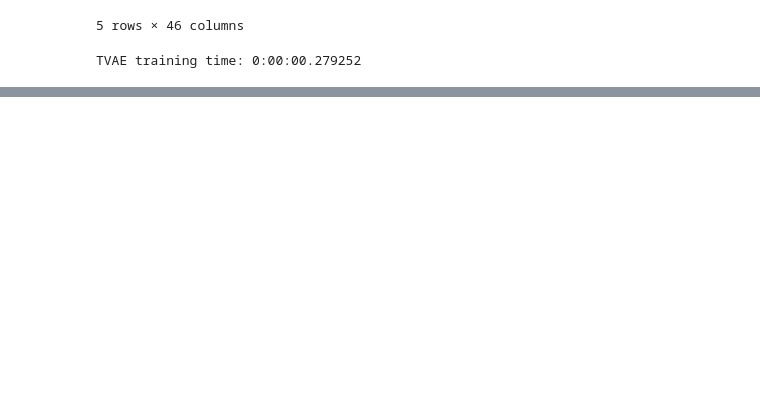
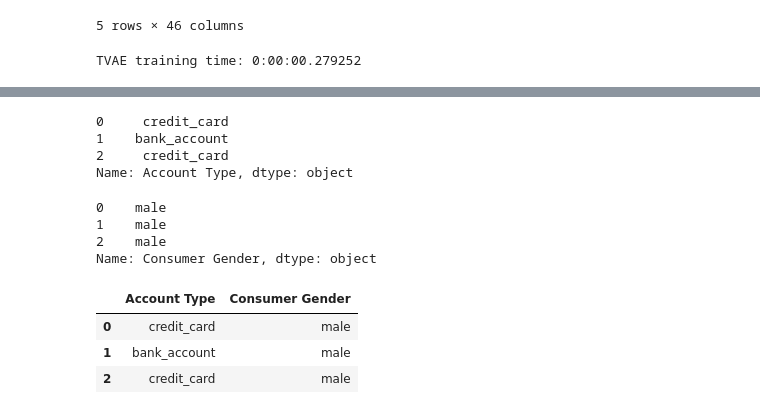
Before and after one commit to rui-zhang-ocean/Predict_Transactions, a Jupyter notebook: build_synthesizer.ipynb, the cells around one changed output, grey strips where cells are left out. Drawn from its saved outputs; the diff is of its cells as text; code cells hidden in the pictures; blank space fills up the shorter version.

```diff
--- a/build_synthesizer.ipynb
+++ b/build_synthesizer.ipynb
@@ -255,0 +292,28 @@ print(sampled)
+# %%
+tmp = df_sample.iloc[:, 2:4]
+df_ac = pd.Series(tmp.columns[np.where(tmp!=0)[1]], name = 'Account Type')
+df_ac = df_ac.map(lambda x: x.replace('Account Type_',''))
+df_ac.head()
+# %% [output]
+0     credit_card
+1    bank_account
+2     credit_card
+Name: Account Type, dtype: object
+# %%
+tmp = df_sample.iloc[:, 4:6]
+df_ge = pd.Series(tmp.columns[np.where(tmp!=0)[1]], name = 'Consumer Gender')
+df_ge = df_ge.map(lambda x: x.replace('Consumer Gender_',''))
+df_ge.head()
+# %% [output]
+0    male
+1    male
+2    male
+Name: Consumer Gender, dtype: object
+# %%
+test = pd.concat([df_ac,df_ge], axis=1)
+test.head()
+# %% [output]
+|  | Account Type | Consumer Gender |
+| 0 | credit_card | male |
+| 1 | bank_account | male |
+| 2 | credit_card | male |
```
Also changed, not shown: parts of 5 cells of this notebook.
